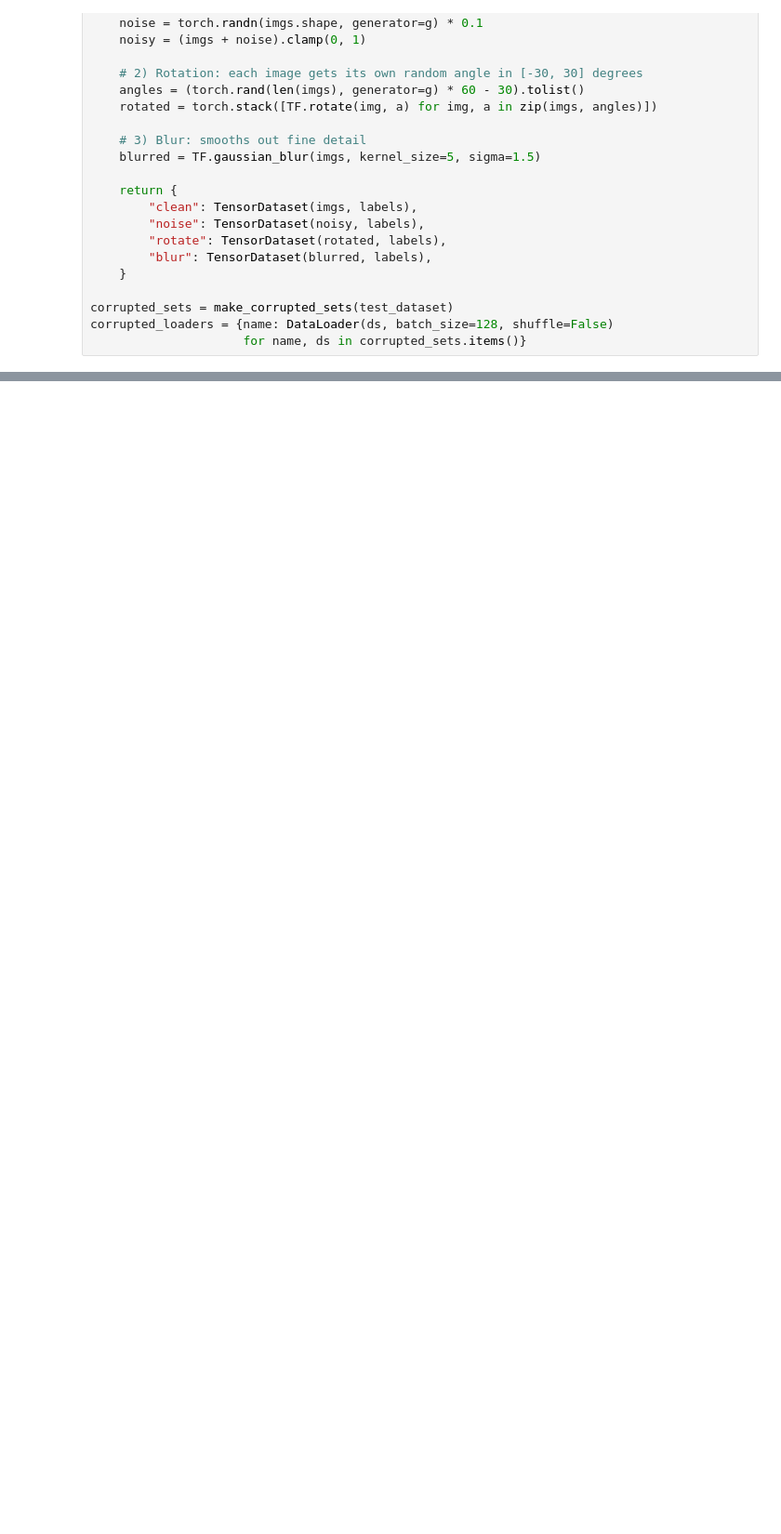
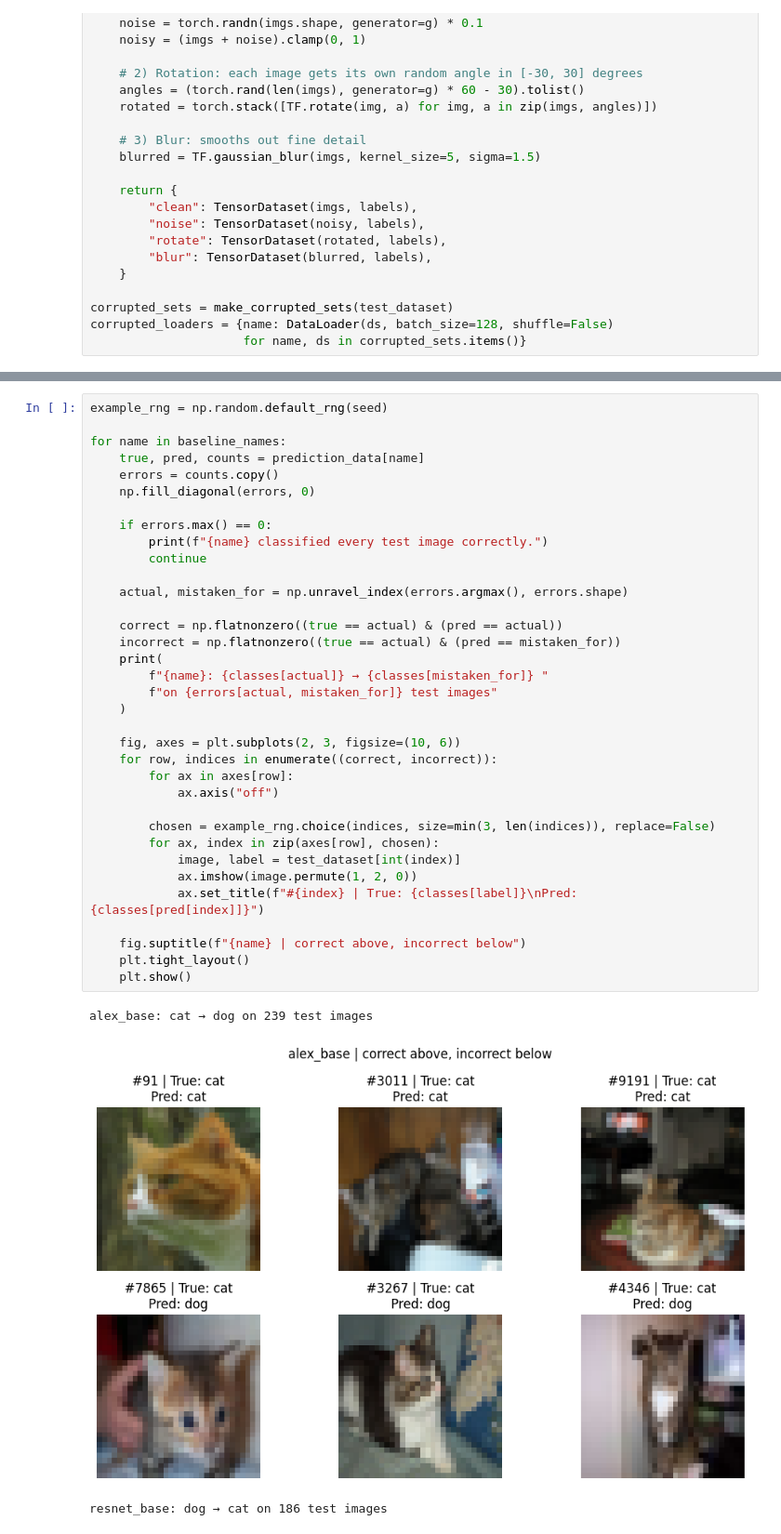
Before and after one commit to emyemy89/scalable-ml-id2223, a Jupyter notebook: lab1.ipynb, the cells around one changed output, grey strips where cells are left out. Shown at 93% size. Saved outputs shown, nothing was run; the diff lists cells and outputs as text; blank space fills up the shorter version.

```diff
--- a/lab1.ipynb
+++ b/lab1.ipynb
@@ -711,0 +783,39 @@ resnet_aug | train time: 268s
+# %%
+example_rng = np.random.default_rng(seed)
+
+for name in baseline_names:
+    true, pred, counts = prediction_data[name]
+    errors = counts.copy()
+    np.fill_diagonal(errors, 0)
+
+    if errors.max() == 0:
+        print(f"{name} classified every test image correctly.")
+        continue
+
+    actual, mistaken_for = np.unravel_index(errors.argmax(), errors.shape)
+
+    correct = np.flatnonzero((true == actual) & (pred == actual))
+    incorrect = np.flatnonzero((true == actual) & (pred == mistaken_for))
+    print(
+        f"{name}: {classes[actual]} → {classes[mistaken_for]} "
+        f"on {errors[actual, mistaken_for]} test images"
+    )
+
+    fig, axes = plt.subplots(2, 3, figsize=(10, 6))
+    for row, indices in enumerate((correct, incorrect)):
+        for ax in axes[row]:
+            ax.axis("off")
+
+        chosen = example_rng.choice(indices, size=min(3, len(indices)), replace=False)
+        for ax, index in zip(axes[row], chosen):
+            image, label = test_dataset[int(index)]
+            ax.imshow(image.permute(1, 2, 0))
+            ax.set_title(f"#{index} | True: {classes[label]}\nPred: {classes[pred[index]]}")
+
+    fig.suptitle(f"{name} | correct above, incorrect below")
+    plt.tight_layout()
+    plt.show()
+# %% [output]
+alex_base: cat → dog on 239 test images
+[figure, added]
+resnet_base: dog → cat on 186 test images
```
Also changed, not shown: parts of 17 cells of this notebook.
